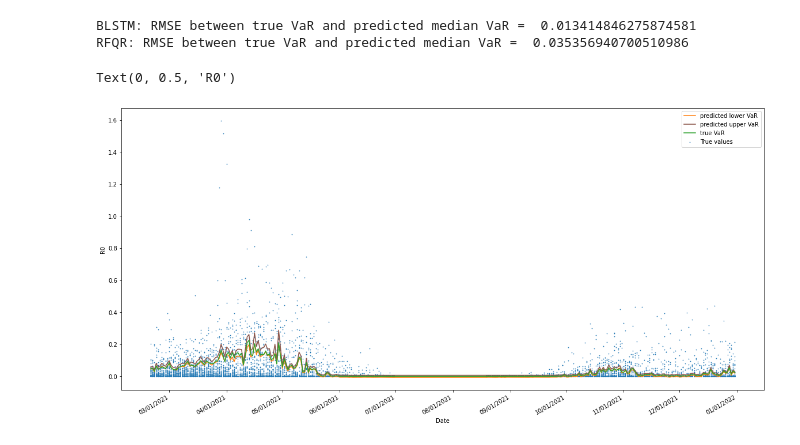
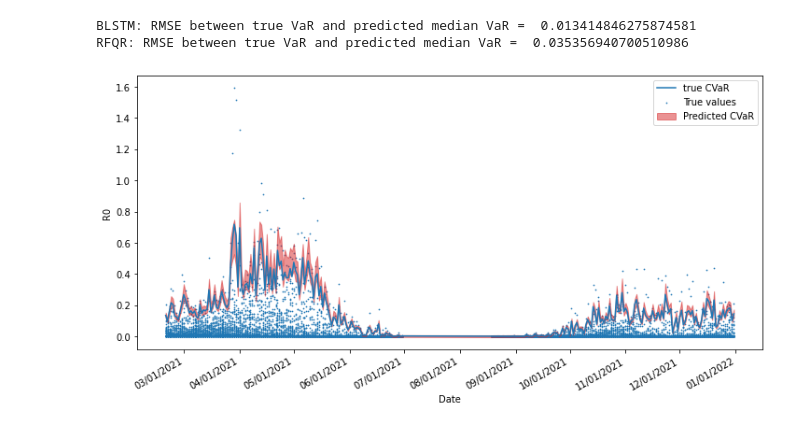
Before and after one commit to IBM/UQ-climate-impact-benchmarking, a Jupyter notebook: ensemble_modeling.ipynb, the cells around one changed output. Cells and saved outputs as stored; diff of their text form; code cells hidden in the pictures.

Commit message:
adding malaria model results

```diff
--- a/ensemble_modeling.ipynb
+++ b/ensemble_modeling.ipynb
@@ -44,3 +26,5 @@ dataset = 'R0_malaria_model_variables.csv'
+# %%
+dataset = 'forecasts_R0-malaria-model-variables.csv'
 # %%
 df = pd.read_csv('datasets/'+dataset)
 df.datetime = pd.to_datetime(df.datetime)
@@ -309,23 +293,30 @@ df_test_rfqr = calc_var(df_test_rfqr, 'R0 upper', 0.95)
 # %%
 import matplotlib.pyplot as plt
 import matplotlib.dates as mdates
 from matplotlib.dates import MonthLocator, DayLocator, HourLocator, DateFormatter, drange
 
-fig, ax = plt.subplots(figsize=(20,10))
+fig, ax = plt.subplots(figsize=(12,6))
 ax.xaxis.set_major_formatter(mdates.DateFormatter('%m/%d/%Y'))
 ax.xaxis.set_major_locator(mdates.MonthLocator())
 ax.scatter(df_test_blstm['datetime'], df_test_blstm['R0'], c='C0', marker='o', s=0.5, label="True values")
-ax.plot(df_test_blstm[df_test_blstm['forecast']==1]['datetime'], df_test_blstm[df_test_blstm['forecast']==1]['varR0 lower'], 'C1', label='predicted lower VaR')
+#ax.plot(df_test_blstm[df_test_blstm['forecast']==1]['datetime'], df_test_blstm[df_test_blstm['forecast']==1]['varR0 lower'], 'C1', label='predicted lower VaR')
 #ax.plot(df_test_blstm[df_test_blstm['forecast']==1]['datetime'], df_test_blstm[df_test_blstm['forecast']==1]['cvarR0 lower'], 'C3', label='predicted lower CVaR')
-ax.plot(df_test_blstm[df_test_blstm['forecast']==1]['datetime'], df_test_blstm[df_test_blstm['forecast']==1]['varR0 upper'], 'C5', label='predicted upper VaR')
+#ax.plot(df_test_blstm[df_test_blstm['forecast']==1]['datetime'], df_test_blstm[df_test_blstm['forecast']==1]['varR0 upper'], 'C5', label='predicted upper VaR')
 #ax.plot(df_test_blstm[df_test_blstm['forecast']==1]['datetime'], df_test_blstm[df_test_blstm['forecast']==1]['cvarR0 upper'], 'C3', label='predicted upper CVaR')
-ax.plot(df_test_blstm[df_test_blstm['forecast']==1]['datetime'], df_test_blstm[df_test_blstm['forecast']==1]['varR0'], 'C2', label='true VaR')
-#ax.plot(df_test_blstm[df_test_blstm['forecast']==1]['datetime'], df_test_blstm[df_test_blstm['forecast']==1]['cvarR0'], 'C2', label='true CVaR')
+#ax.plot(df_test_blstm[df_test_blstm['forecast']==1]['datetime'], df_test_blstm[df_test_blstm['forecast']==1]['varR0'], 'C2', label='true VaR')
+ax.plot(df_test_blstm[df_test_blstm['forecast']==1]['datetime'], df_test_blstm[df_test_blstm['forecast']==1]['cvarR0'], 'C0', label='true CVaR')
+
+ax.fill_between(df_test_blstm[df_test_blstm['forecast']==1]['datetime'],
+                df_test_blstm[df_test_blstm['forecast']==1]['cvarR0 lower'], df_test_blstm[df_test_blstm['forecast']==1]['cvarR0 upper'],
+                alpha=0.5, color="C3", label="Predicted CVaR")
+
 fig.autofmt_xdate()
+
 
 plt.legend()
 ax.set_xlabel('Date')
 ax.set_ylabel('R0')
+
+fig.savefig('figures/blstm_2021_CVaR.pdf', bbox_inches='tight')
 # %% [output]
-Text(0, 0.5, 'R0')
-[figure, old version]
+[figure, new version]
```
Also changed, not shown: parts of 4 cells of this notebook, 4 other files.
